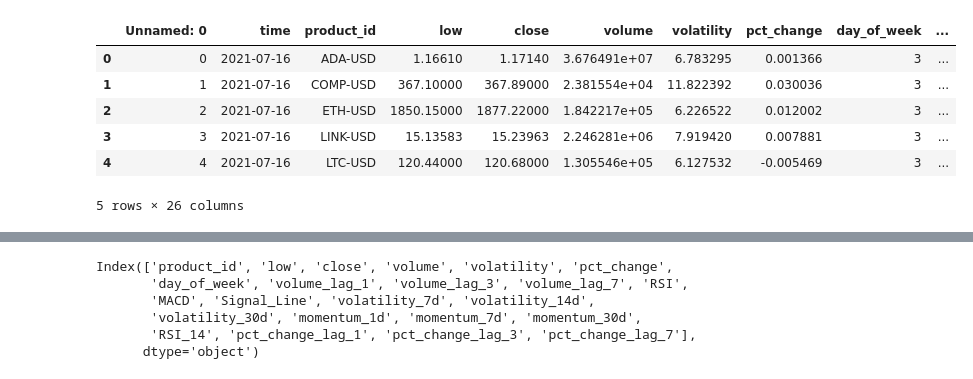
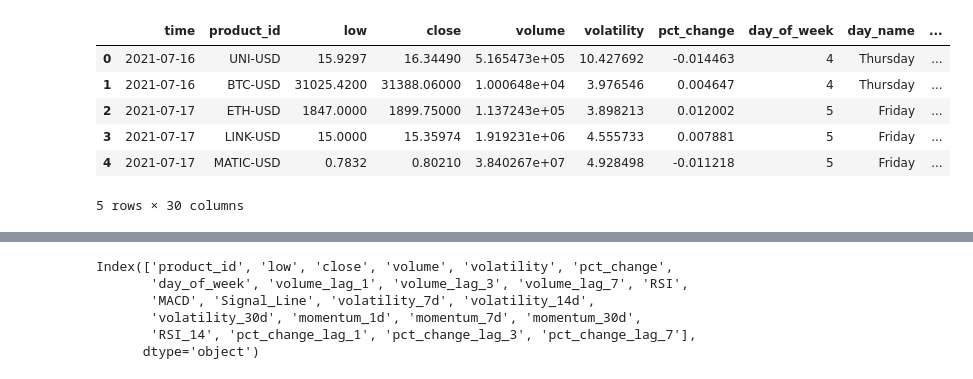
Before and after one commit to Ashahbazi90/Capstone_Project, a Jupyter notebook: justin_models.ipynb, the cells around one changed output, grey strips where cells are left out. Cells and saved outputs as stored; diff of their text form; code cells hidden in the pictures.

```diff
--- a/justin_models.ipynb
+++ b/justin_models.ipynb
@@ -33,14 +27,14 @@ This will raise in a future version.
 # %%
 ## import the cleaned dataset
-file_path = "/Users/justinfarnan_hakkoda/capstone_project/Capstone_Project/Cleaned_Data/cleaned_crypto_updated_module5.csv"
+file_path = "/Users/justinfarnan_hakkoda/capstone_project/Capstone_Project/Cleaned_Data/cleaned_crypto_Justin.csv"
 df = pd.read_csv(file_path)
 df.head()
 # %% [output]
-|  | Unnamed: 0 | time | product_id | low | close | volume | volatility | pct_change | day_of_week | ... |
-| 0 | 0 | 2021-07-16 | ADA-USD | 1.16610 | 1.17140 | 3.676491e+07 | 6.783295 | 0.001366 | 3 | ... |
-| 1 | 1 | 2021-07-16 | COMP-USD | 367.10000 | 367.89000 | 2.381554e+04 | 11.822392 | 0.030036 | 3 | ... |
-| 2 | 2 | 2021-07-16 | ETH-USD | 1850.15000 | 1877.22000 | 1.842217e+05 | 6.226522 | 0.012002 | 3 | ... |
-| 3 | 3 | 2021-07-16 | LINK-USD | 15.13583 | 15.23963 | 2.246281e+06 | 7.919420 | 0.007881 | 3 | ... |
-| 4 | 4 | 2021-07-16 | LTC-USD | 120.44000 | 120.68000 | 1.305546e+05 | 6.127532 | -0.005469 | 3 | ... |
+|  | time | product_id | low | close | volume | volatility | pct_change | day_of_week | day_name | ... |
+| 0 | 2021-07-16 | UNI-USD | 15.9297 | 16.34490 | 5.165473e+05 | 10.427692 | -0.014463 | 4 | Thursday | ... |
+| 1 | 2021-07-16 | BTC-USD | 31025.4200 | 31388.06000 | 1.000648e+04 | 3.976546 | 0.004647 | 4 | Thursday | ... |
+| 2 | 2021-07-17 | ETH-USD | 1847.0000 | 1899.75000 | 1.137243e+05 | 3.898213 | 0.012002 | 5 | Friday | ... |
+| 3 | 2021-07-17 | LINK-USD | 15.0000 | 15.35974 | 1.919231e+06 | 4.555733 | 0.007881 | 5 | Friday | ... |
+| 4 | 2021-07-17 | MATIC-USD | 0.7832 | 0.80210 | 3.840267e+07 | 4.928498 | -0.011218 | 5 | Friday | ... |
-5 rows × 26 columns
+5 rows × 30 columns
 # %%
```
Also changed, not shown: parts of 22 cells of this notebook, 40 other files.
